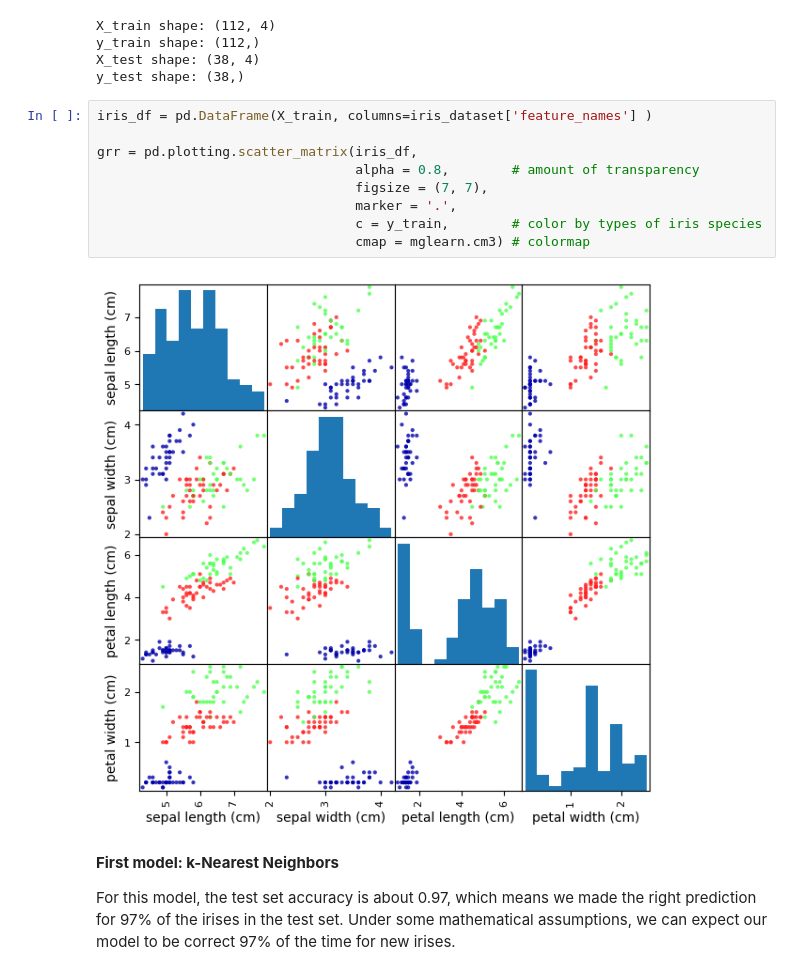
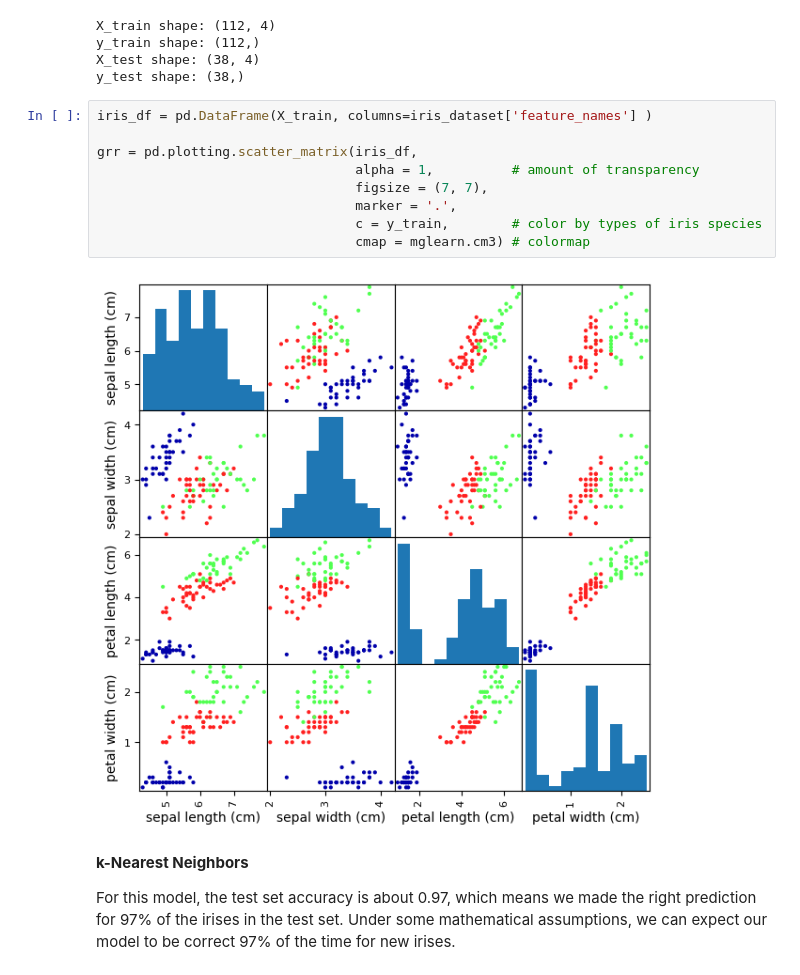
Before and after one commit to pquynhvu/ML, a Jupyter notebook: iris-species-classification.ipynb, the cells around one changed output. Cells and saved outputs as stored; diff of their text form.

```diff
--- a/iris-species-classification.ipynb
+++ b/iris-species-classification.ipynb
@@ -58,16 +55,16 @@ y_test shape: (38,)
 # %%
 iris_df = pd.DataFrame(X_train, columns=iris_dataset['feature_names'] )
 
 grr = pd.plotting.scatter_matrix(iris_df,
-                                 alpha = 0.8,        # amount of transparency
+                                 alpha = 1,          # amount of transparency
                                  figsize = (7, 7),
                                  marker = '.',
                                  c = y_train,        # color by types of iris species
                                  cmap = mglearn.cm3) # colormap
 # %% [output]
-[figure, old version]
+[figure, new version]
 # %% [markdown]
-**First model: k-Nearest Neighbors**
+**k-Nearest Neighbors**
 
 For this model, the test set accuracy is about 0.97, which means we made the right prediction for 97% of the irises in the test set. Under some mathematical assumptions, we can expect our model to be correct 97% of the time for new irises.
 # %%
```
Also changed, not shown: parts of 2 cells of this notebook.
